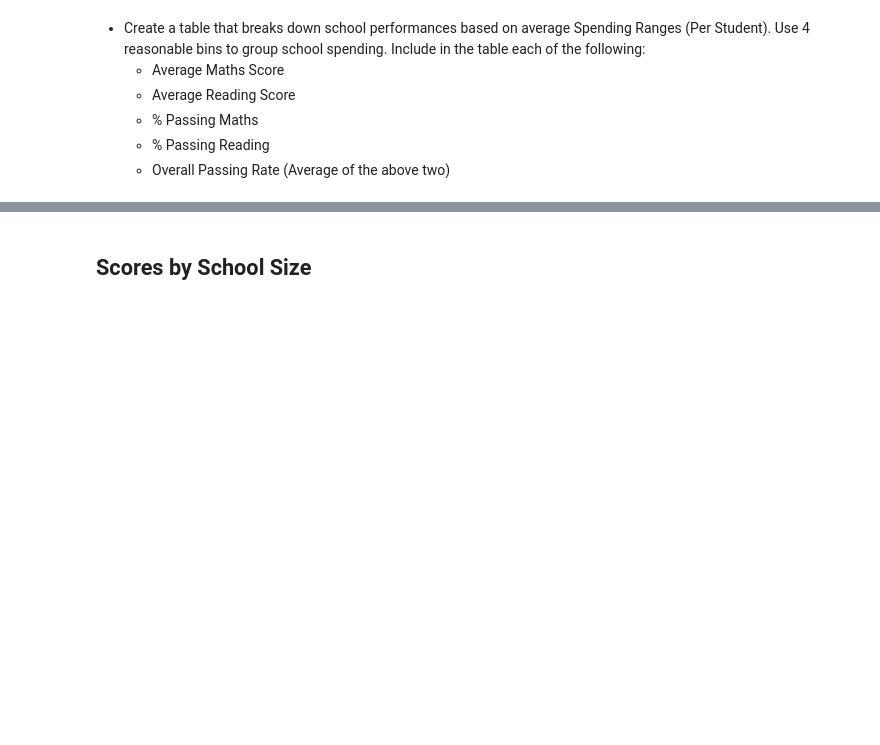
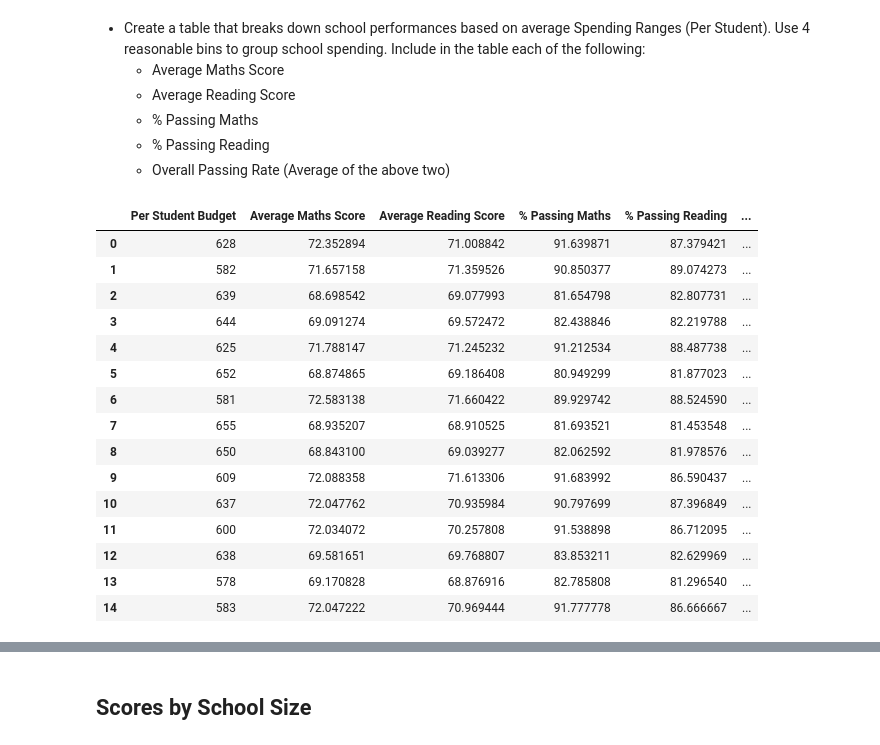
Before and after one commit to Shaunisme/pandas-challenge, a Jupyter notebook: PyCitySchools/PyCitySchools.ipynb, the cells around one changed output, grey strips where cells are left out. Cells and saved outputs as stored; diff of their text form; code cells hidden in the pictures; blank space fills up the shorter version.

Commit message:
Scores by spending

```diff
--- a/PyCitySchools/PyCitySchools.ipynb
+++ b/PyCitySchools/PyCitySchools.ipynb
@@ -283,3 +276,26 @@ readingummary.style.hide_index()
   * % Passing Maths
   * % Passing Reading
   * Overall Passing Rate (Average of the above two)
+# %%
+bin_labels=['<$585','$585-$630','$630-$645','$645-$680']
+school_spending = pd.DataFrame(school_summary, columns=['Per Student Budget','Average Maths Score','Average Reading Score','% Passing Maths','% Passing Reading','% Passing Overall'])
+
+school_spending['Spending Range (Per Student)'] = pd.cut(school_spending['Per Student Budget'].astype(int),[500,585,630,645,680],labels=bin_labels)
+school_spending
+# %% [output]
+|  | Per Student Budget | Average Maths Score | Average Reading Score | % Passing Maths | % Passing Reading | ... |
+| 0 | 628 | 72.352894 | 71.008842 | 91.639871 | 87.379421 | ... |
+| 1 | 582 | 71.657158 | 71.359526 | 90.850377 | 89.074273 | ... |
+| 2 | 639 | 68.698542 | 69.077993 | 81.654798 | 82.807731 | ... |
+| 3 | 644 | 69.091274 | 69.572472 | 82.438846 | 82.219788 | ... |
+| 4 | 625 | 71.788147 | 71.245232 | 91.212534 | 88.487738 | ... |
+| 5 | 652 | 68.874865 | 69.186408 | 80.949299 | 81.877023 | ... |
+| 6 | 581 | 72.583138 | 71.660422 | 89.929742 | 88.524590 | ... |
+| 7 | 655 | 68.935207 | 68.910525 | 81.693521 | 81.453548 | ... |
+| 8 | 650 | 68.843100 | 69.039277 | 82.062592 | 81.978576 | ... |
+| 9 | 609 | 72.088358 | 71.613306 | 91.683992 | 86.590437 | ... |
+| 10 | 637 | 72.047762 | 70.935984 | 90.797699 | 87.396849 | ... |
+| 11 | 600 | 72.034072 | 70.257808 | 91.538898 | 86.712095 | ... |
+| 12 | 638 | 69.581651 | 69.768807 | 83.853211 | 82.629969 | ... |
+| 13 | 578 | 69.170828 | 68.876916 | 82.785808 | 81.296540 | ... |
+| 14 | 583 | 72.047222 | 70.969444 | 91.777778 | 86.666667 | ... |
```
Also changed, not shown: parts of 2 cells of this notebook.
